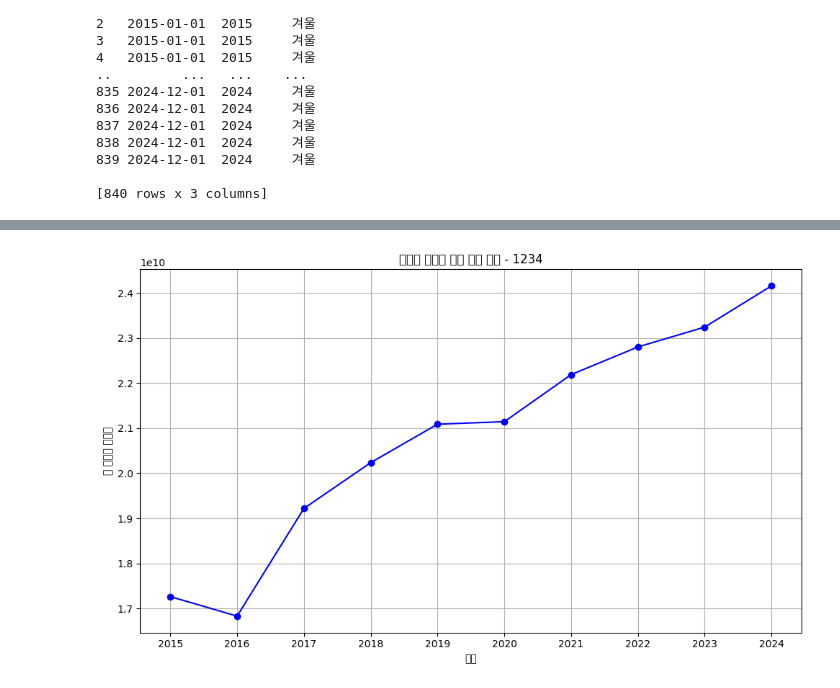
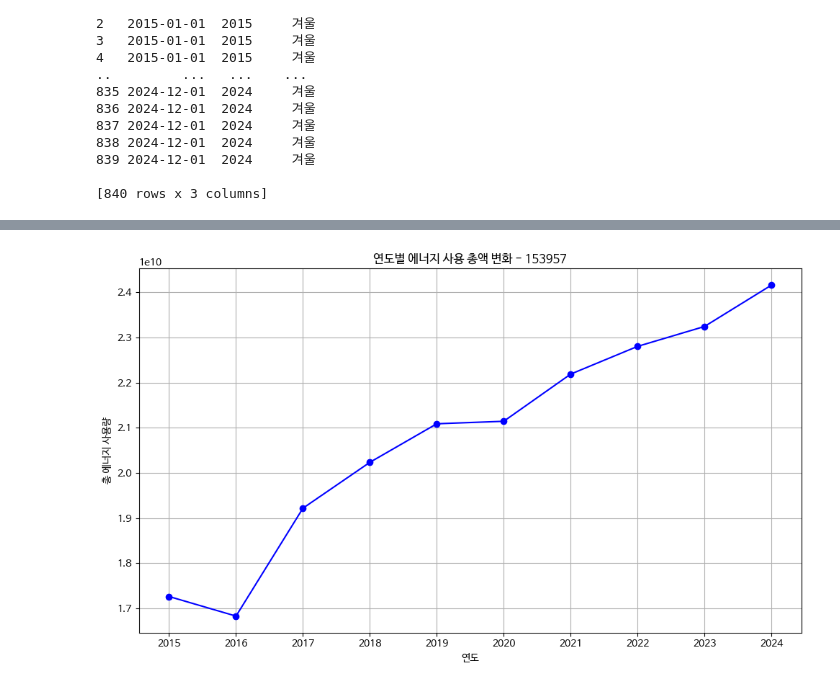
Before and after one commit to LeeGyeongyong/Data-Analysis-with-Open-Source, a Jupyter notebook: 오픈소스_데이터_분석_4강.ipynb, the cells around one changed output, grey strips where cells are left out. Cells and saved outputs as stored; diff of their text form; code cells hidden in the pictures.

```diff
--- a/오픈소스_데이터_분석_4강.ipynb
+++ b/오픈소스_데이터_분석_4강.ipynb
@@ -427,28 +438,31 @@ print(df[['date', 'year', 'season']])
+# %%
+import matplotlib.pyplot as plt
+plt.rc('font', family='NanumBarunGothic')
 # %%
 import pandas as pd
 import matplotlib.pyplot as plt
 
-# 1️⃣ 숫자형으로 변환 (현재 object 타입이므로)
+# 숫자형으로 변환 (현재 object 타입이므로)
 df[['EUS','GUS','WUS','HUS']] = df[['EUS','GUS','WUS','HUS']].apply(pd.to_numeric, errors='coerce')
 
-# 2️⃣ 총 에너지 사용량 컬럼 생성
+# 총 에너지 사용량 컬럼 생성
 df['total_energy'] = df['EUS'] + df['GUS'] + df['WUS'] + df['HUS']
 
-# 3️⃣ 연도별 총 사용량 집계
+# 연도별 총 사용량 집계
 yearly_energy = df.groupby('year')['total_energy'].sum().reset_index()
 
-# 4️⃣ 시각화
+# 시각화
 plt.figure(figsize=(10,6))
 plt.plot(yearly_energy['year'], yearly_energy['total_energy'], marker='o', linestyle='-', color='b')
-plt.title('연도별 에너지 사용 총액 변화 - 1234')  # 예시: 학번 뒤 4자리 1234
+plt.title('연도별 에너지 사용 총액 변화 - 153957')
 plt.xlabel('연도')
 plt.ylabel('총 에너지 사용량')
 plt.grid(True)
 plt.xticks(yearly_energy['year'])  # 연도별 눈금 표시
 plt.tight_layout()
 
-# 5️⃣ 그래프 저장
-plt.savefig('연도별_에너지_사용_총액_변화_1234.png', dpi=300)
+# 그래프 저장
+plt.savefig('연도별_에너지_사용_총액_변화_153957.png')
 plt.show()
 # %% [output]
-[figure, old version]
+[figure, new version]
```
Also changed, not shown: parts of 4 cells of this notebook.
